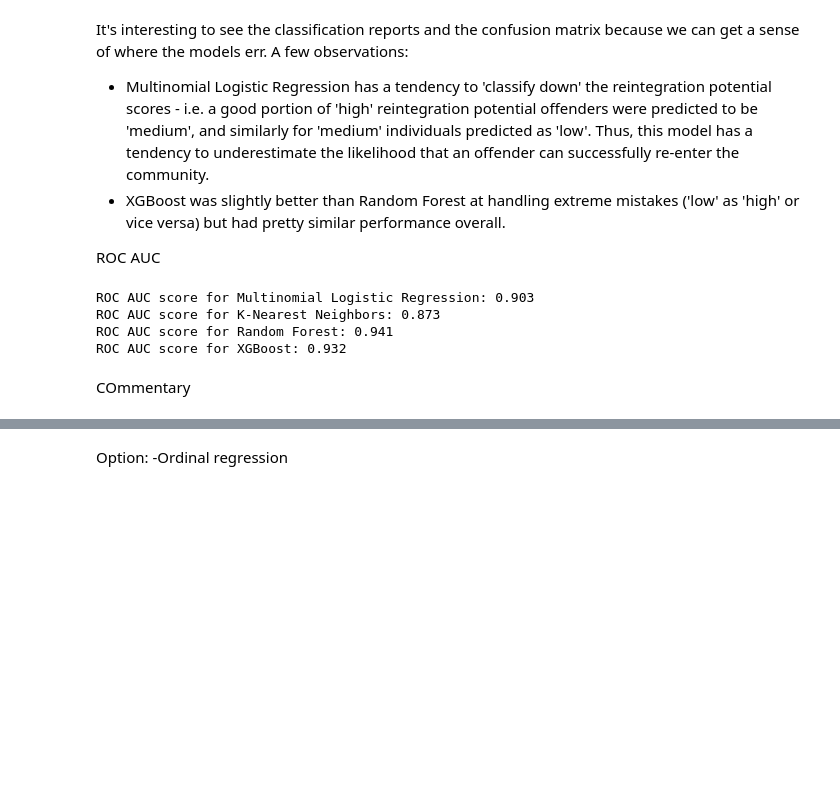
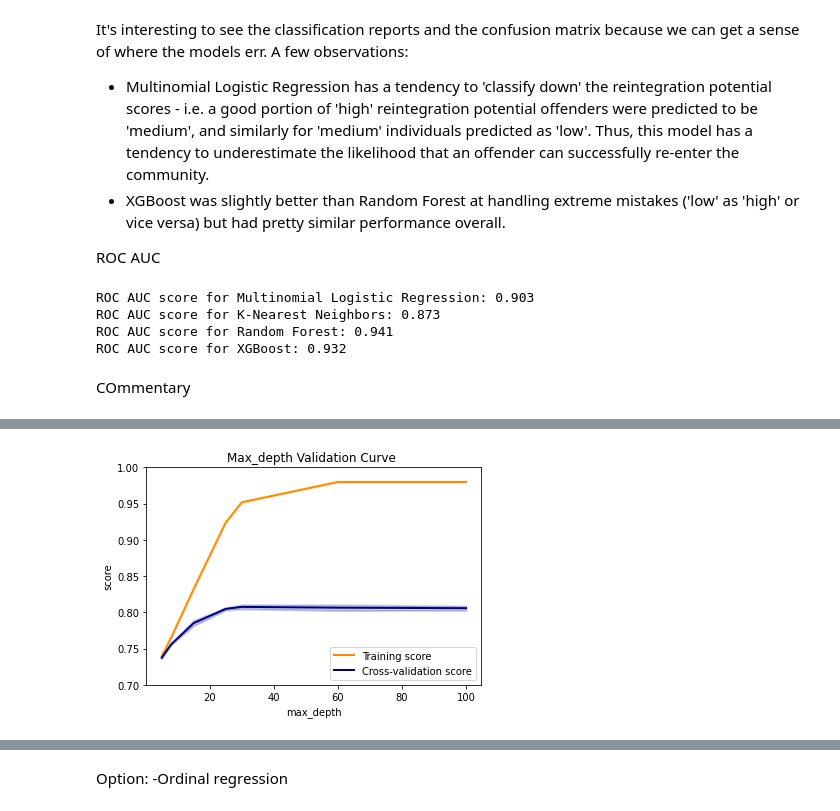
Before and after one commit to anastasiabizyayeva/Bias_Behind_Bars, a Jupyter notebook: 03_Model_Building.ipynb, the cells around one changed output, grey strips where cells are left out. Cells and saved outputs as stored; diff of their text form; code cells hidden in the pictures; blank space fills up the shorter version.

```diff
--- a/03_Model_Building.ipynb
+++ b/03_Model_Building.ipynb
@@ -294,33 +296,34 @@ plt.show()
 # %%
 train_score, val_score = validation_curve(
                                 rf,
                                 X = X_train, y = y_train,
                                 param_name = 'max_depth',
                                 param_range = max_depth, scoring='accuracy', cv = 3)
 
 train_scores_mean = np.mean(train_score, axis=1)
 train_scores_std = np.std(train_score, axis=1)
 test_scores_mean = np.mean(val_score, axis=1)
 test_scores_std = np.std(val_score, axis=1)
 
-plt.title("Validation Curve with SVM")
 plt.title("Max_depth Validation Curve ")
 plt.xlabel('max_depth')
 plt.ylabel('score')
-plt.ylim(0.6, 1.1)
+plt.ylim(0.7, 1.0)
 lw = 2
 plt.plot(max_depth, train_scores_mean, label="Training score",
              color="darkorange", lw=lw)
 plt.fill_between(max_depth, train_scores_mean - train_scores_std,
                  train_scores_mean + train_scores_std, alpha=0.2,
                  color="darkorange", lw=lw)
 plt.plot(max_depth, test_scores_mean, label="Cross-validation score",
              color="navy", lw=lw)
 plt.fill_between(max_depth, test_scores_mean - test_scores_std,
                  test_scores_mean + test_scores_std, alpha=0.2,
                  color="navy", lw=lw)
 plt.legend(loc="best")
 plt.show()
+# %% [output]
+[figure, added]
 # %%
 train_score, val_score = validation_curve(
                                 rf,
```
Also changed, not shown: parts of 12 cells of this notebook.
